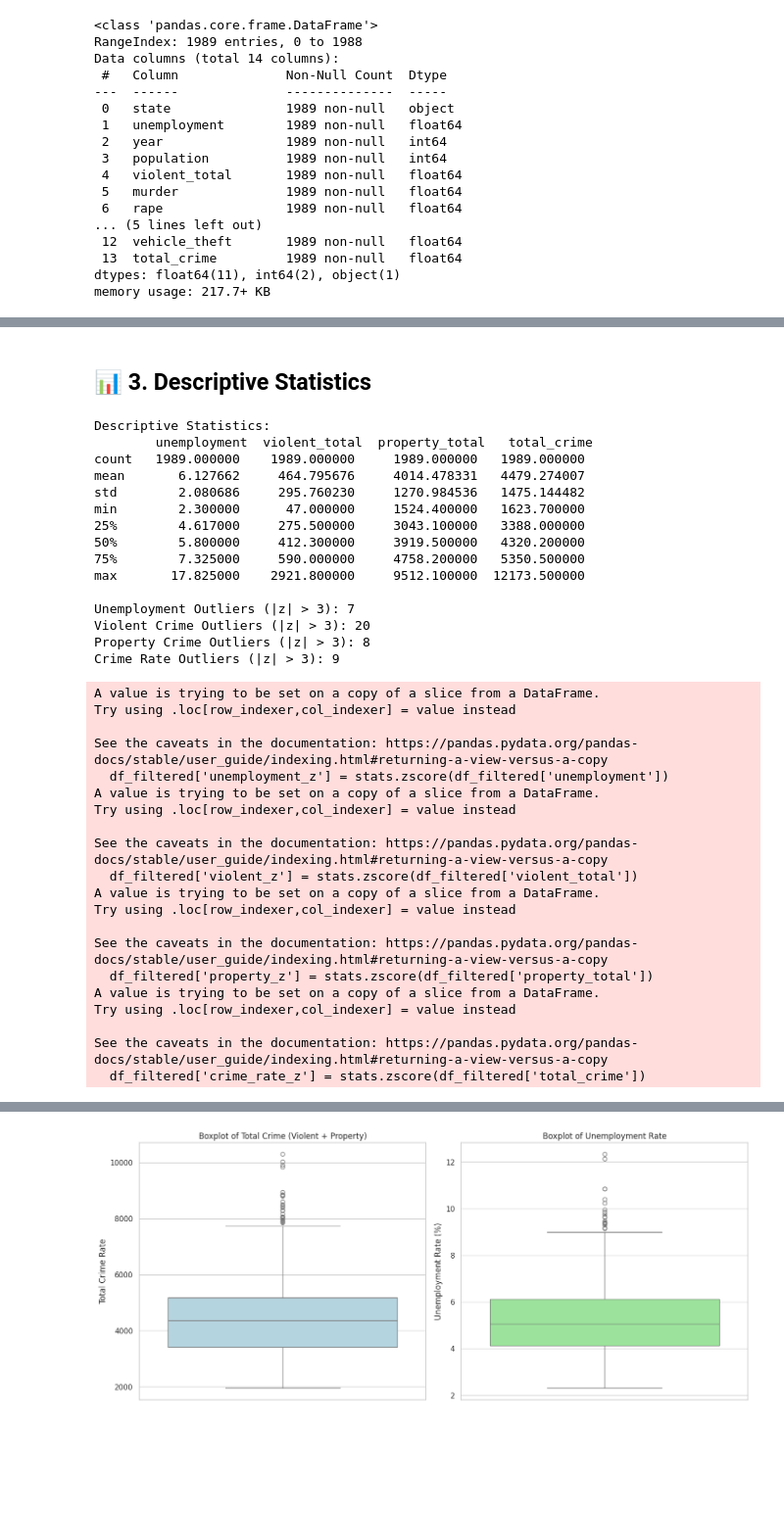
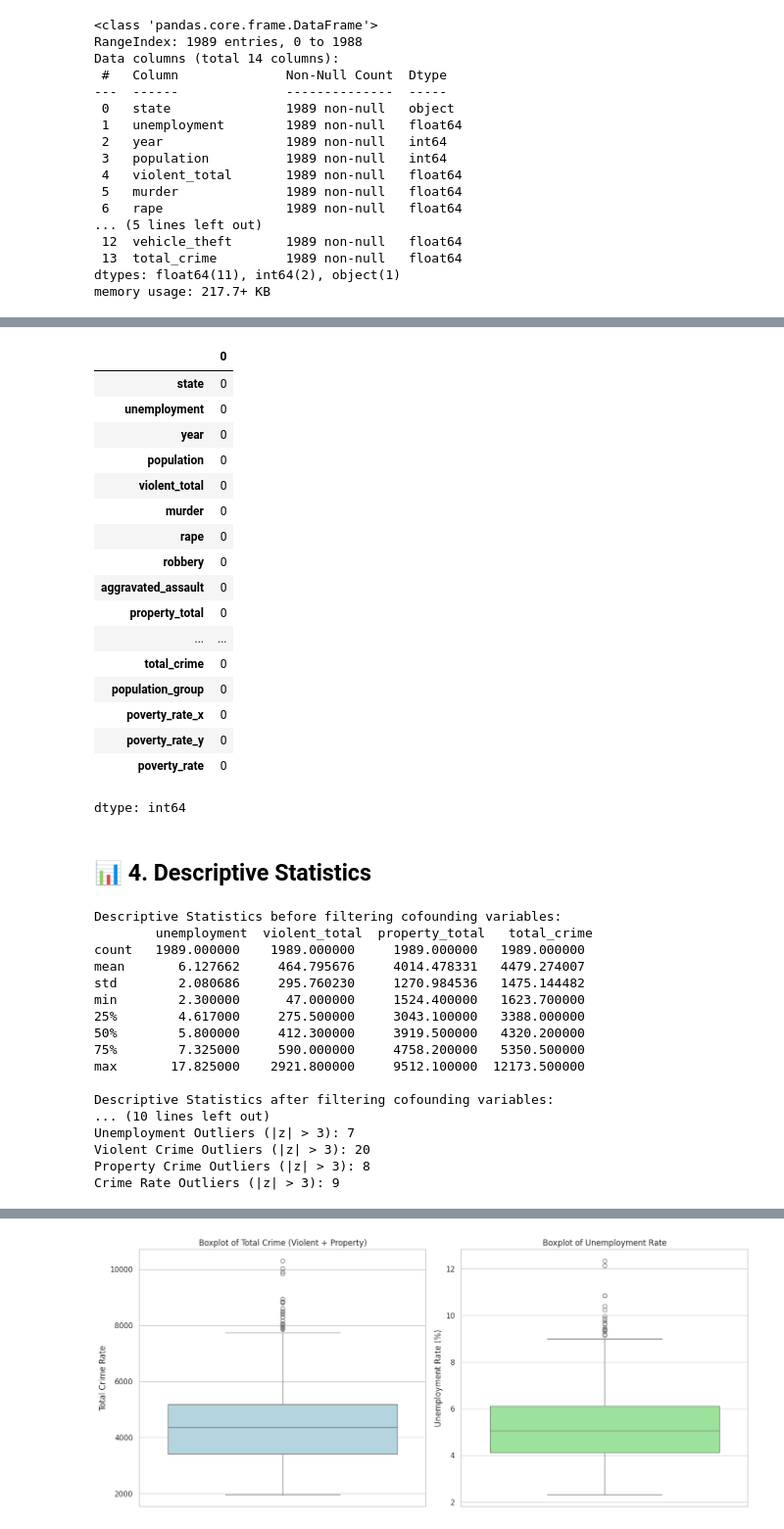
Before and after one commit to Kiro-create/Crime-Unemployment, a Jupyter notebook: Unemployment_Crime.ipynb, the cells around one changed output, grey strips where cells are left out. Shown at 98% size. Saved outputs shown, nothing was run; the diff lists cells and outputs as text; code cells hidden in the pictures; blank space fills up the shorter version.

```diff
--- a/Unemployment_Crime.ipynb
+++ b/Unemployment_Crime.ipynb
@@ -185,7 +171,29 @@ Filtered Crime Data (Poverty Rate < Median, 1976–2014):
+# %%
+df_filtered.isnull().sum()
+# %% [output]
+|  | 0 |
+| state | 0 |
+| unemployment | 0 |
+| year | 0 |
+| population | 0 |
+| violent_total | 0 |
+| murder | 0 |
+| rape | 0 |
+| robbery | 0 |
+| aggravated_assault | 0 |
+| property_total | 0 |
+| ... | ... |
+| total_crime | 0 |
+| population_group | 0 |
+| poverty_rate_x | 0 |
+| poverty_rate_y | 0 |
+| poverty_rate | 0 |
+dtype: int64
 # %% [markdown]
-## 📊 3. Descriptive Statistics
+## 📊 4. Descriptive Statistics
 # %%
-print("\nDescriptive Statistics:\n", df[['unemployment', 'violent_total', 'property_total','total_crime']].describe())
+print("\nDescriptive Statistics before filtering cofounding variables:\n", df[['unemployment', 'violent_total', 'property_total','total_crime']].describe())
+print("\nDescriptive Statistics after filtering cofounding variables:\n", df_filtered[['unemployment', 'violent_total', 'property_total','total_crime']].describe())
 
 # Outlier detection with z-scores
 df_filtered['unemployment_z'] = stats.zscore(df_filtered['unemployment'])
@@ -199,7 +207,7 @@ print("Violent Crime Outliers (|z| > 3):", df_filtered[np.abs(df_filtered['viole
 print("Property Crime Outliers (|z| > 3):", df_filtered[np.abs(df_filtered['property_z']) > 3].shape[0])
 print("Crime Rate Outliers (|z| > 3):", df_filtered[np.abs(df_filtered['crime_rate_z']) > 3].shape[0])
 # %% [output]
-Descriptive Statistics:
+Descriptive Statistics before filtering cofounding variables:
         unemployment  violent_total  property_total   total_crime
 count   1989.000000    1989.000000     1989.000000   1989.000000
 mean       6.127662     464.795676     4014.478331   4479.274007
@@ -210,28 +218,10 @@ min        2.300000      47.000000     1524.400000   1623.700000
 75%        7.325000     590.000000     4758.200000   5350.500000
 max       17.825000    2921.800000     9512.100000  12173.500000
 
+Descriptive Statistics after filtering cofounding variables:
+... (10 lines left out)
 Unemployment Outliers (|z| > 3): 7
 Violent Crime Outliers (|z| > 3): 20
 Property Crime Outliers (|z| > 3): 8
 Crime Rate Outliers (|z| > 3): 9
-A value is trying to be set on a copy of a slice from a DataFrame.
-Try using .loc[row_indexer,col_indexer] = value instead
-
-See the caveats in the documentation: https://pandas.pydata.org/pandas-docs/stable/user_guide/indexing.html#returning-a-view-versus-a-copy
-  df_filtered['unemployment_z'] = stats.zscore(df_filtered['unemployment'])
-A value is trying to be set on a copy of a slice from a DataFrame.
-Try using .loc[row_indexer,col_indexer] = value instead
-
-See the caveats in the documentation: https://pandas.pydata.org/pandas-docs/stable/user_guide/indexing.html#returning-a-view-versus-a-copy
-  df_filtered['violent_z'] = stats.zscore(df_filtered['violent_total'])
-A value is trying to be set on a copy of a slice from a DataFrame.
-Try using .loc[row_indexer,col_indexer] = value instead
-
-See the caveats in the documentation: https://pandas.pydata.org/pandas-docs/stable/user_guide/indexing.html#returning-a-view-versus-a-copy
-  df_filtered['property_z'] = stats.zscore(df_filtered['property_total'])
-A value is trying to be set on a copy of a slice from a DataFrame.
-Try using .loc[row_indexer,col_indexer] = value instead
-
-See the caveats in the documentation: https://pandas.pydata.org/pandas-docs/stable/user_guide/indexing.html#returning-a-view-versus-a-copy
-  df_filtered['crime_rate_z'] = stats.zscore(df_filtered['total_crime'])
 # %% [markdown]
```
Also changed, not shown: parts of 17 cells of this notebook.
